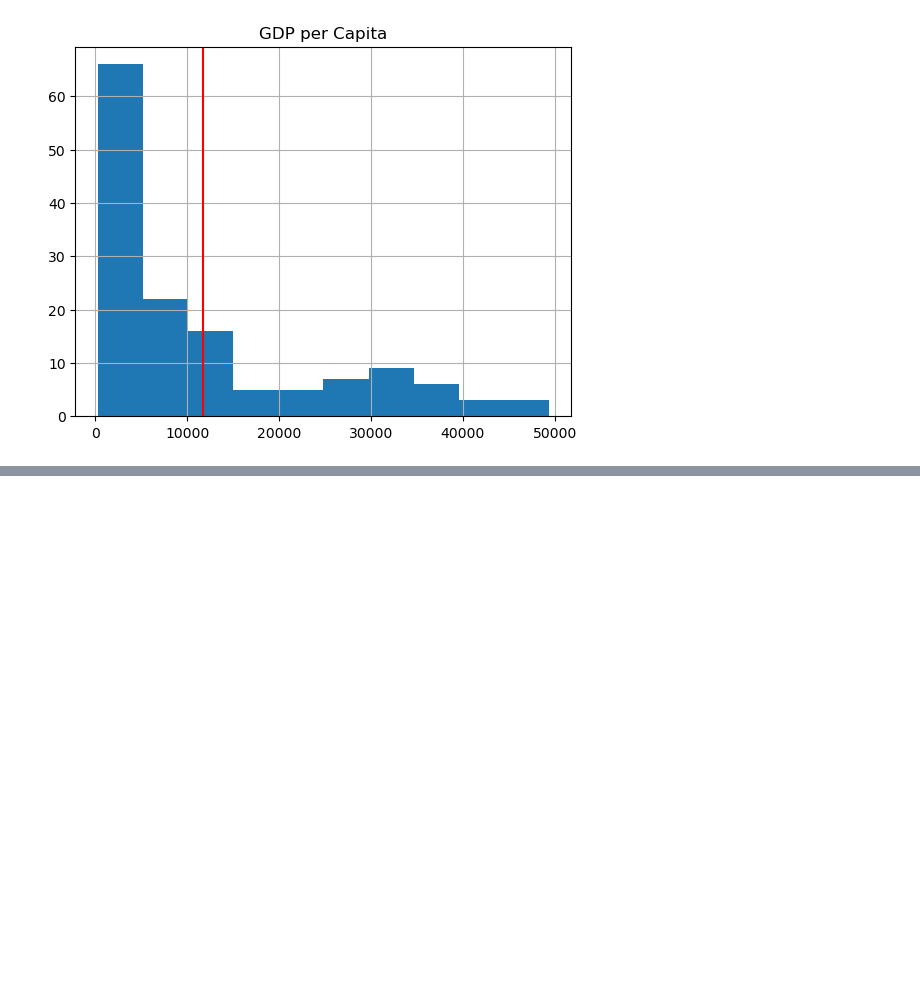
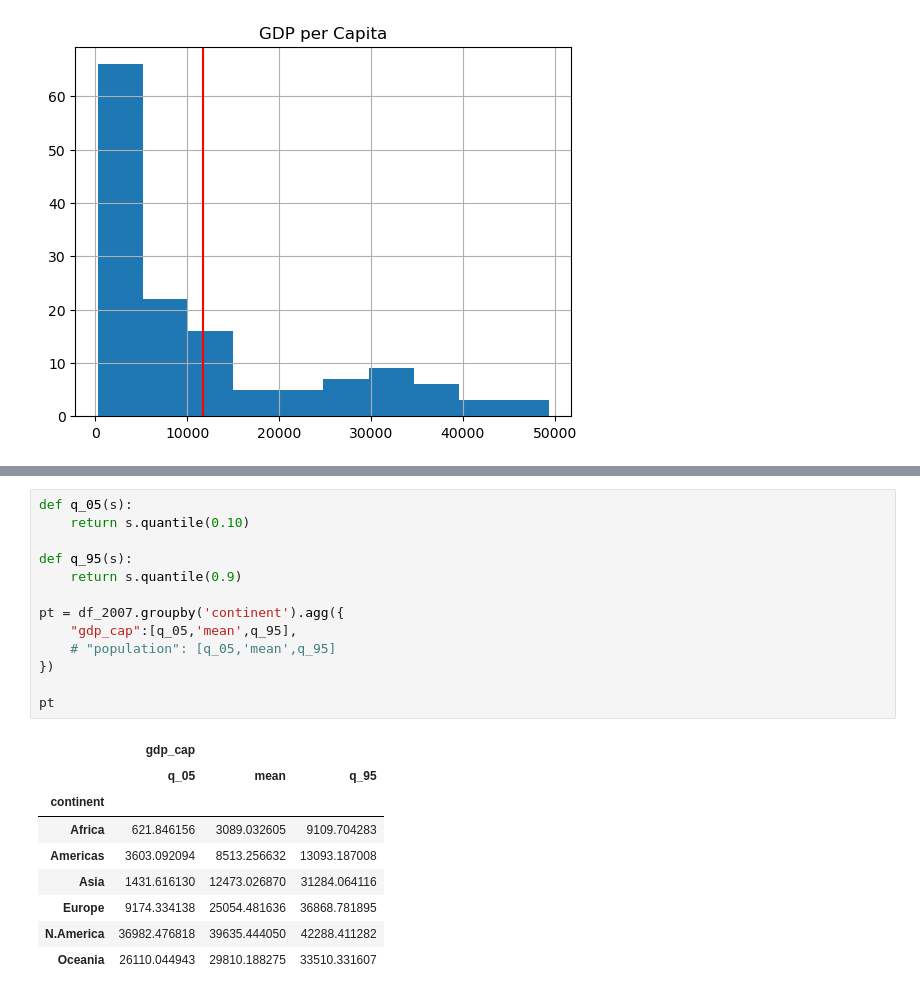
Before and after one commit to cankadir/INFO_696, a Jupyter notebook: data-exploration/EDA_Tools.ipynb, the cells around one changed output, grey strips where cells are left out. Saved outputs shown, nothing was run; the diff lists cells and outputs as text; blank space fills up the shorter version.

```diff
--- a/data-exploration/EDA_Tools.ipynb
+++ b/data-exploration/EDA_Tools.ipynb
@@ -364,0 +311,23 @@ plt.title("Average GDP per capita per Continent\n(with 95 CI)", fontname = 'Aria
+# %%
+def q_05(s):
+    return s.quantile(0.10)
+
+def q_95(s):
+    return s.quantile(0.9)
+
+pt = df_2007.groupby('continent').agg({
+    "gdp_cap":[q_05,'mean',q_95],
+    # "population": [q_05,'mean',q_95]
+})
+
+pt
+# %% [output]
+|  | gdp_cap |  |  |
+|  | q_05 | mean | q_95 |
+| continent |  |  |  |
+| Africa | 621.846156 | 3089.032605 | 9109.704283 |
+| Americas | 3603.092094 | 8513.256632 | 13093.187008 |
+| Asia | 1431.616130 | 12473.026870 | 31284.064116 |
+| Europe | 9174.334138 | 25054.481636 | 36868.781895 |
+| N.America | 36982.476818 | 39635.444050 | 42288.411282 |
+| Oceania | 26110.044943 | 29810.188275 | 33510.331607 |
```
Also changed, not shown: parts of 11 cells of this notebook.
